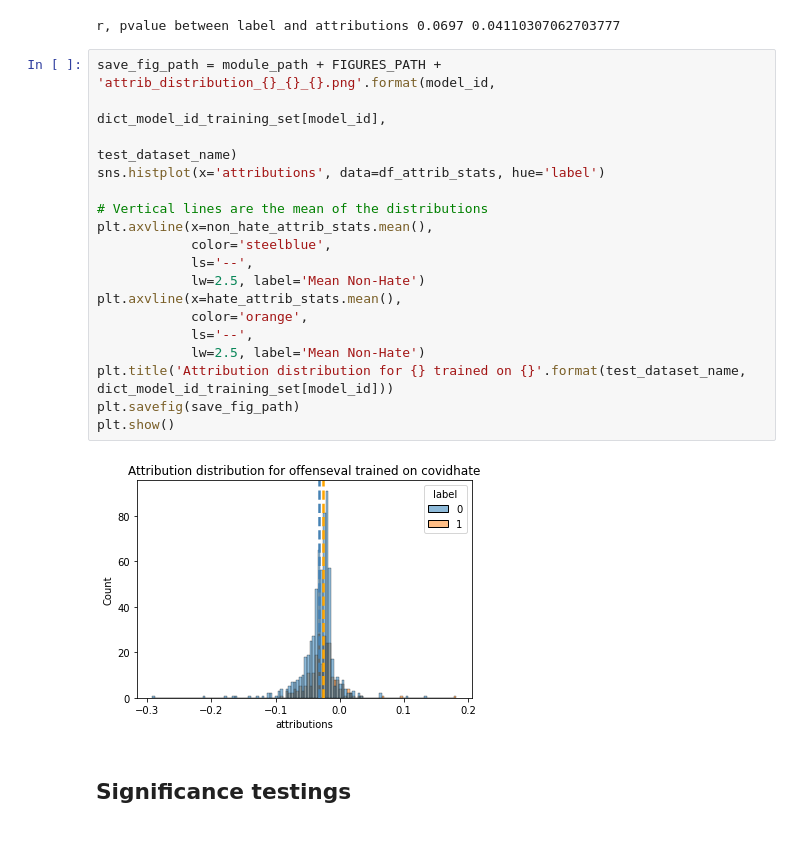
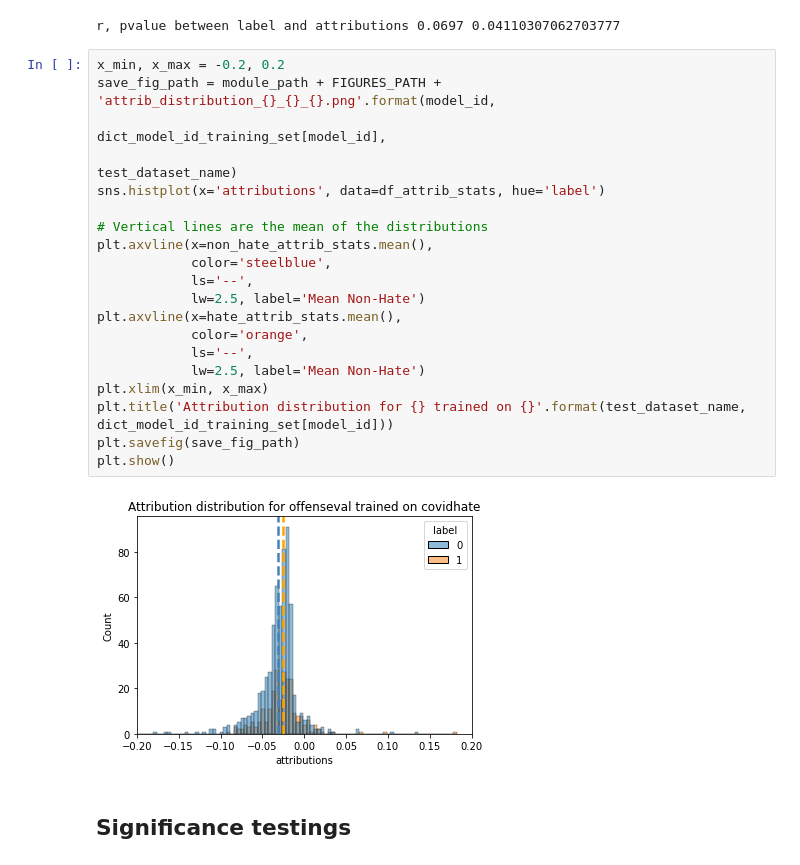
Before and after one commit to richouzo/cs6471-project, a Jupyter notebook: src/evaluation/attribution_scores_stats.ipynb, the cells around one changed output. Drawn from its saved outputs; the diff is of its cells as text.

```diff
--- a/src/evaluation/attribution_scores_stats.ipynb
+++ b/src/evaluation/attribution_scores_stats.ipynb
@@ -335,25 +337,27 @@ print('r, pvalue between label and attributions', round(r, 4), pvalue)
 [figure]
 r, pvalue between label and attributions 0.0697 0.04110307062703777
 # %%
+x_min, x_max = -0.2, 0.2
 save_fig_path = module_path + FIGURES_PATH + 'attrib_distribution_{}_{}_{}.png'.format(model_id,
                                                                                        dict_model_id_training_set[model_id],
                                                                                        test_dataset_name)
 sns.histplot(x='attributions', data=df_attrib_stats, hue='label')
 
 # Vertical lines are the mean of the distributions
 plt.axvline(x=non_hate_attrib_stats.mean(),
             color='steelblue',
             ls='--',
             lw=2.5, label='Mean Non-Hate')
 plt.axvline(x=hate_attrib_stats.mean(),
             color='orange',
             ls='--',
             lw=2.5, label='Mean Non-Hate')
+plt.xlim(x_min, x_max)
 plt.title('Attribution distribution for {} trained on {}'.format(test_dataset_name, dict_model_id_training_set[model_id]))
 plt.savefig(save_fig_path)
 plt.show()
 # %% [output]
-[figure, old version]
+[figure, new version]
 # %% [markdown]
 ## Significance testings
 # %%
```
Also changed, not shown: parts of 16 cells of this notebook.
